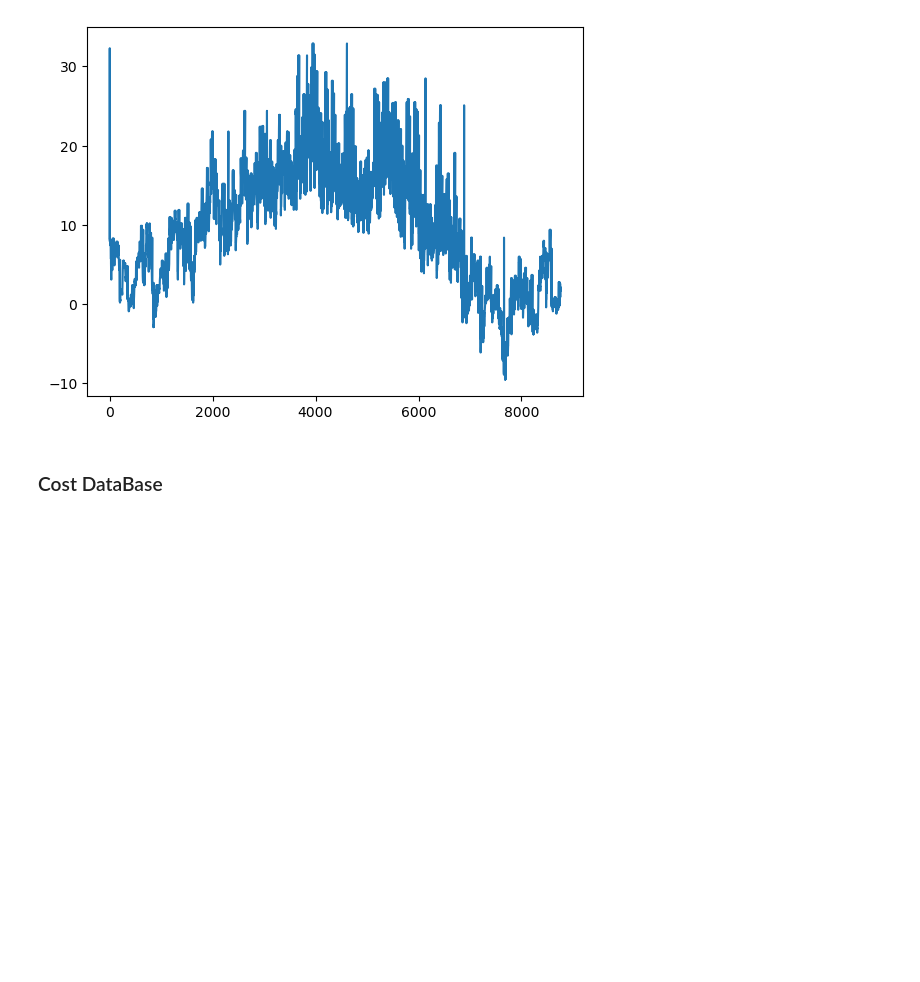
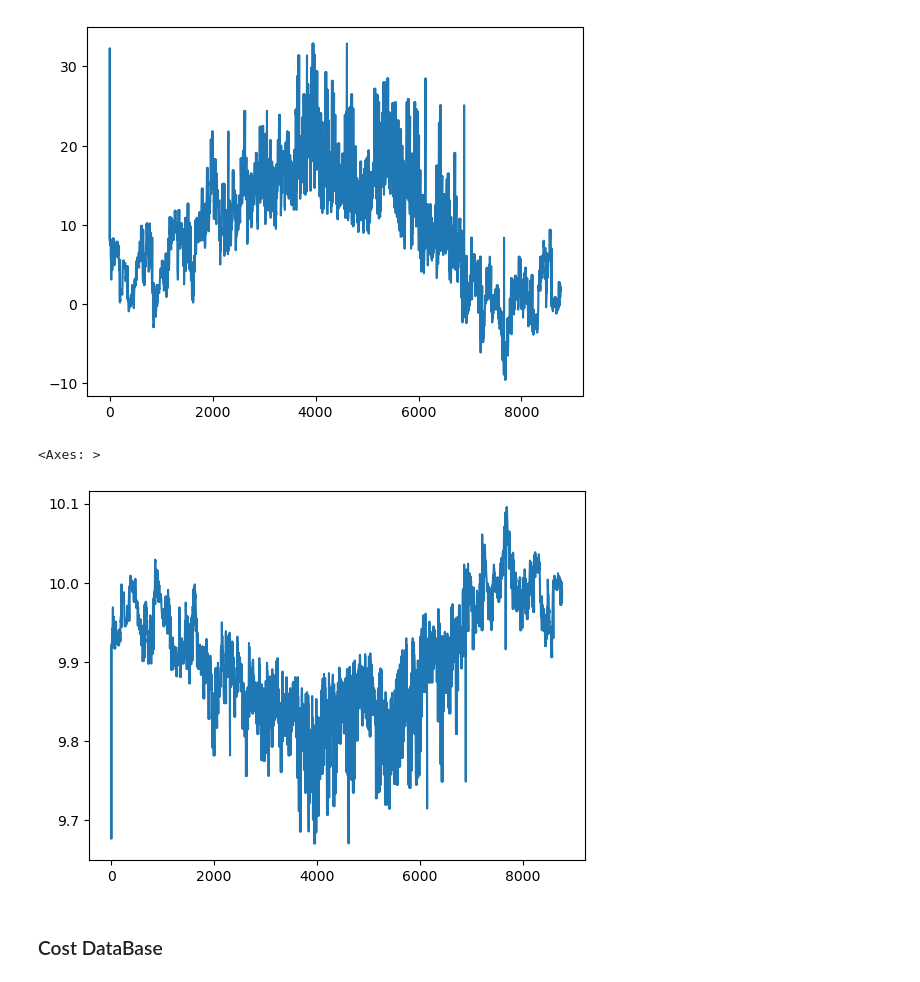
Before and after one commit to pulio12/Msc_Thesis_Greenlab_Skive, a Jupyter notebook: Test_file2.ipynb, the cells around one changed output. Drawn from its saved outputs; the diff is of its cells as text; code cells hidden in the pictures; blank space fills up the shorter version.

```diff
--- a/Test_file2.ipynb
+++ b/Test_file2.ipynb
@@ -249,6 +257,25 @@ df_temp["temperature"].plot()
 # %% [output]
 <Axes: >
 [figure]
+# %%
+"Temprature of Rondo Bricks";
+T_RONDO = 1000
+U = 1e4          # W/K, heat loss coefficient of storage (example: 10 kW/K)
+P_discharge = 0   # W, power discharged from storage (set to non-zero if used)
+dt_hours = 1      # time step in hours
+
+# Convert delta T to K (same as °C difference)
+Q_loss_W = U * (T_RONDO*np.ones(df_temp["temperature"].size) - df_temp["temperature"])
+
+E_input_J = (Q_loss_W + P_discharge)* dt_hours*3600 # 1 h = 3600s
+
+# Convert to MWh
+E_input_MWh = E_input_J/3.6e9
+
+E_input_MWh.plot()
+# %% [output]
+<Axes: >
+[figure, added]
 # %% [markdown]
 ### Cost DataBase
 # %%
```
Also changed, not shown: parts of 6 cells of this notebook.
